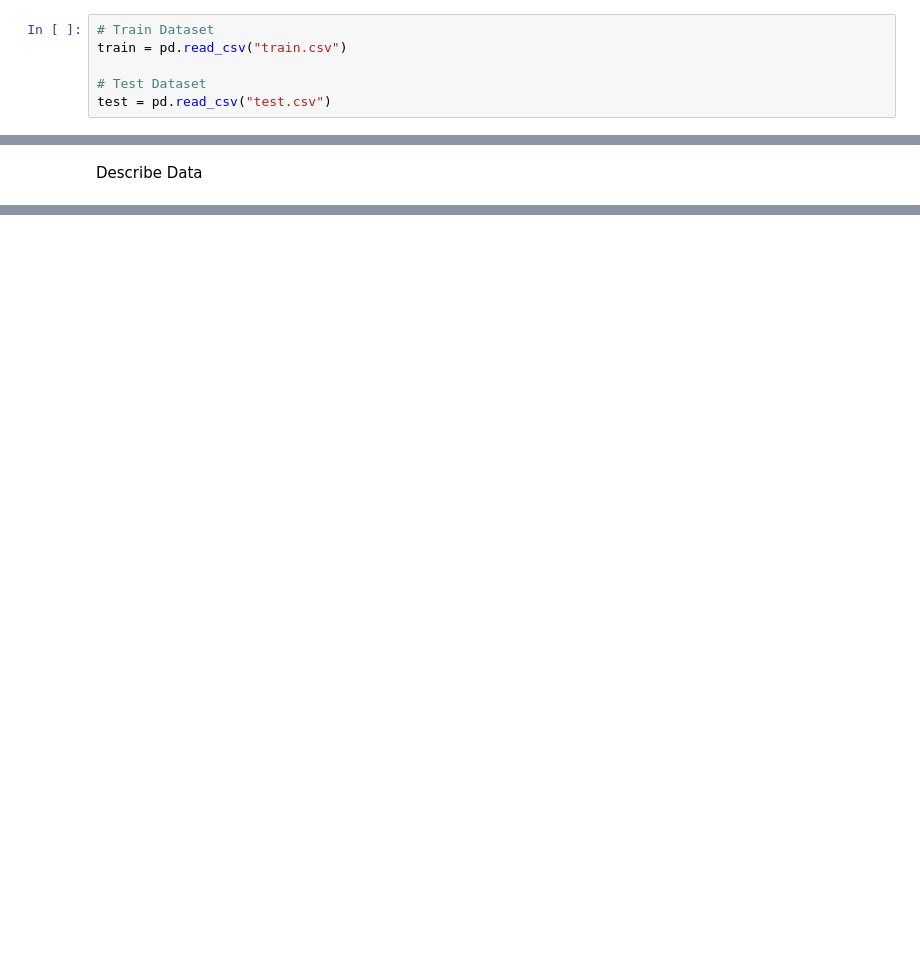
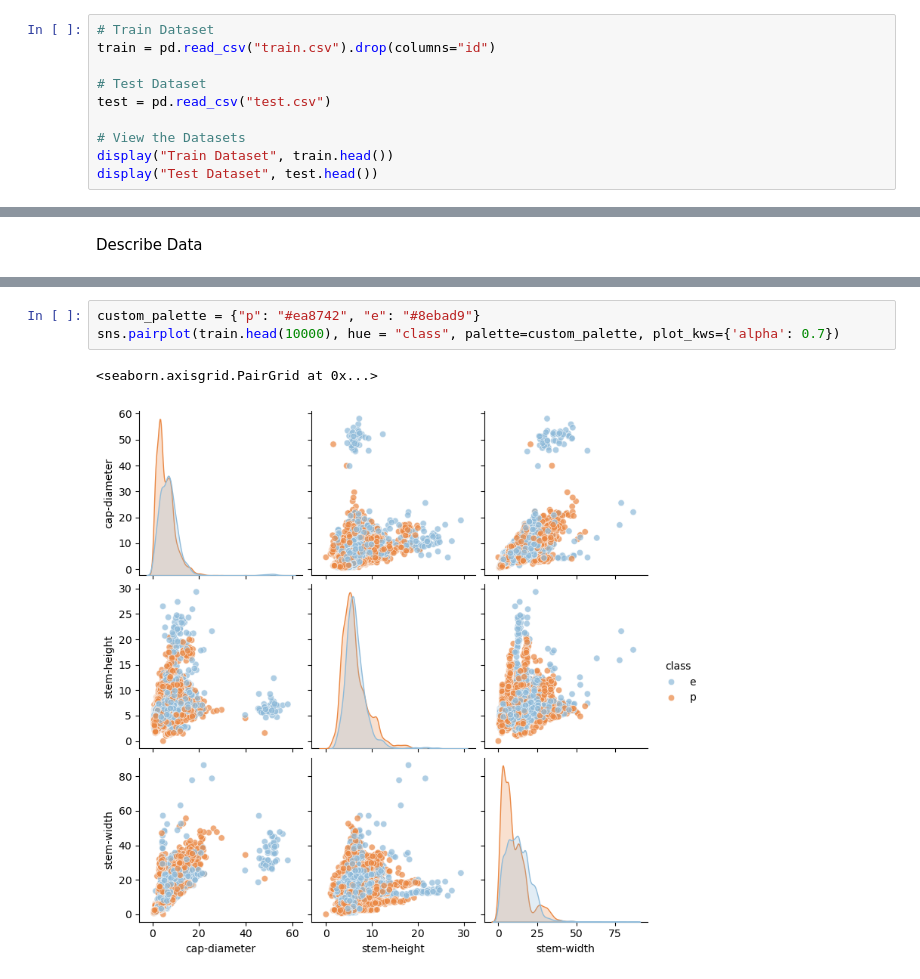
Before and after one commit to nmartin812/projects, a Jupyter notebook: Binary Prediction of Poisonous Mushrooms.ipynb, the cells around one changed output, grey strips where cells are left out. Saved outputs shown, nothing was run; the diff lists cells and outputs as text; blank space fills up the shorter version.

```diff
--- a/Binary Prediction of Poisonous Mushrooms.ipynb
+++ b/Binary Prediction of Poisonous Mushrooms.ipynb
@@ -25,7 +33,11 @@ warnings.filterwarnings('ignore')
 Import Data
 # %%
 # Train Dataset
-train = pd.read_csv("train.csv")
+train = pd.read_csv("train.csv").drop(columns="id")
 
 # Test Dataset
 test = pd.read_csv("test.csv")
+
+# View the Datasets
+display("Train Dataset", train.head())
+display("Test Dataset", test.head())
@@ -586,0 +281,6 @@ Review the Models
+# %%
+custom_palette = {"p": "#ea8742", "e": "#8ebad9"}
+sns.pairplot(train.head(10000), hue = "class", palette=custom_palette, plot_kws={'alpha': 0.7})
+# %% [output]
+<seaborn.axisgrid.PairGrid at 0x...>
+[figure, added]
```
Also changed, not shown: parts of 78 cells of this notebook.
